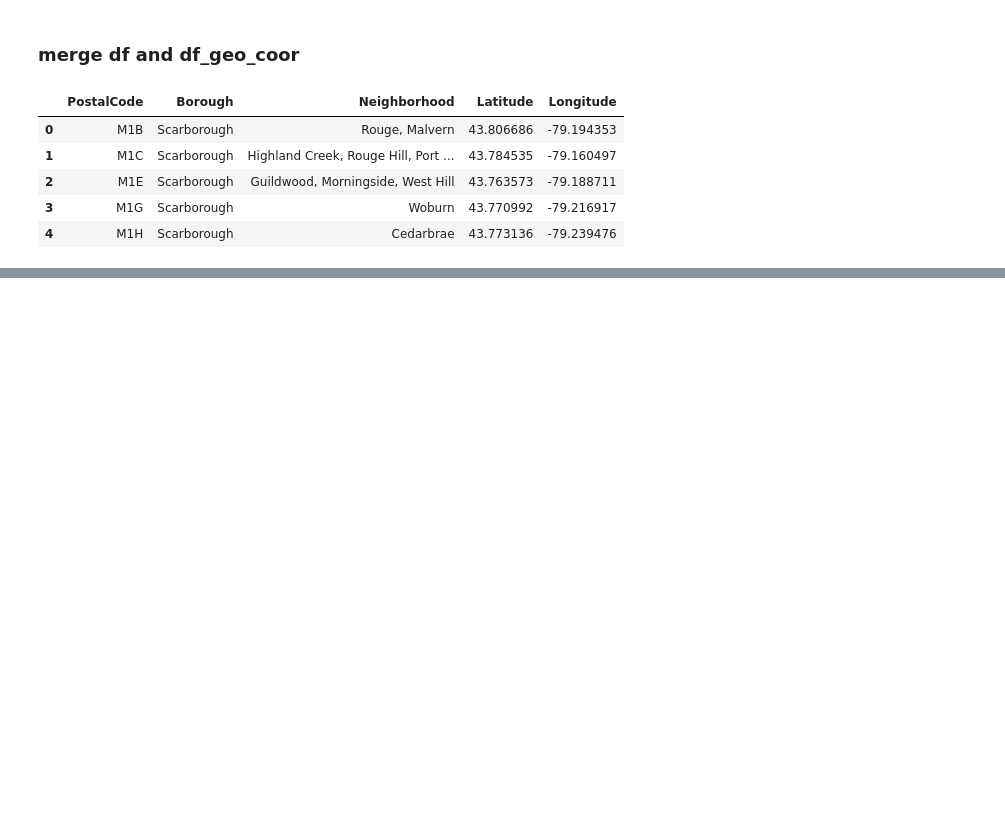
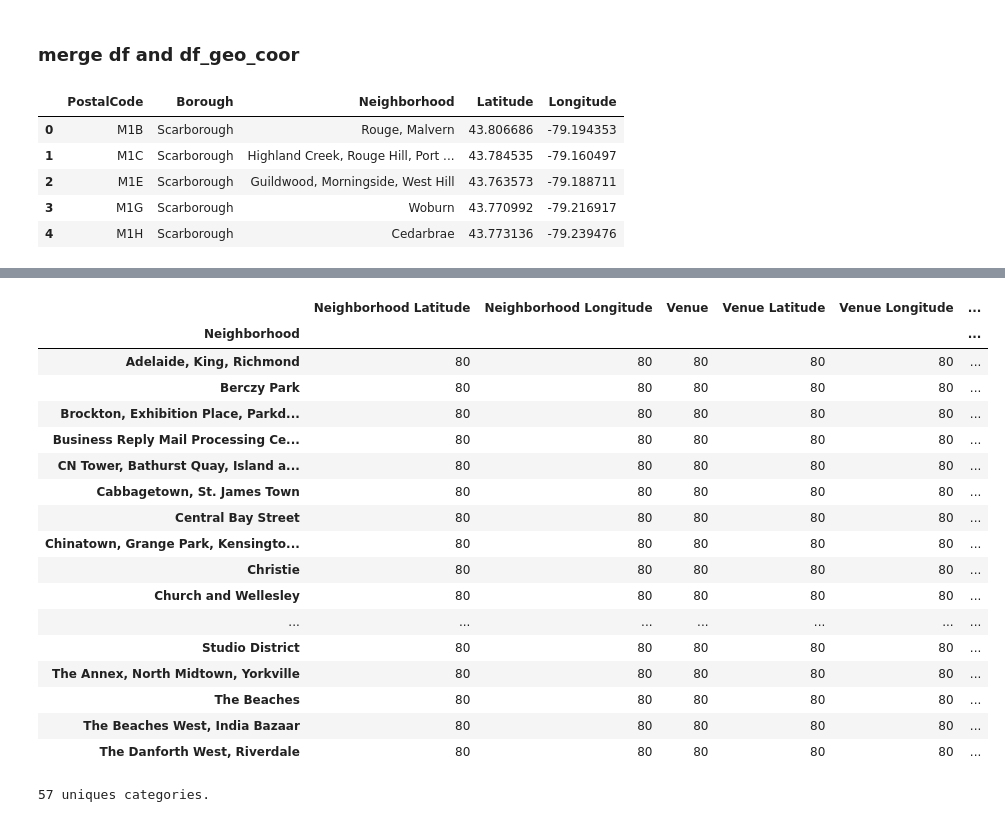
Before and after one commit to m74-patel/clustering_torronto, a Jupyter notebook: Clustering in torronto.ipynb, the cells around one changed output, grey strips where cells are left out. Cells and saved outputs as stored; diff of their text form; code cells hidden in the pictures; blank space fills up the shorter version.

Commit message:
Published from Watson Studio.

```diff
--- a/Clustering in torronto.ipynb
+++ b/Clustering in torronto.ipynb
@@ -125,0 +220,6 @@ df_toronto.head()
+# %%
+neighborhood_latitude = df_toronto_denc.loc[0, 'Latitude']
+neighborhood_longitude = df_toronto_denc.loc[0, 'Longitude']
+print('Latitude and longitude values of {} are {}, {}.'.format(neighborhood_name,
+                                                               neighborhood_latitude,
+                                                               neighborhood_longitude))
@@ -125,0 +242,26 @@ df_toronto.head()
+# %%
+def get_category_type(row):
+    try:
+        categories_list = row['categories']
+    except:
+        categories_list = row['venue.categories']
+
+    if len(categories_list) == 0:
+        return None
+    else:
+        return categories_list[0]['name']
+# %%
+venues = results['response']['groups'][0]['items']
+nearby_venues = json_normalize(venues) # flatten JSON
+
+# filter columns
+filtered_columns = ['venue.name', 'venue.categories', 'venue.location.lat', 'venue.location.lng']
+nearby_venues =nearby_venues.loc[:, filtered_columns]
+
+# filter the category for each row
+nearby_venues['venue.categories'] = nearby_venues.apply(get_category_type, axis=1)
+
+# clean columns
+nearby_venues.columns = [col.split(".")[-1] for col in nearby_venues.columns]
+
+nearby_venues
@@ -125,0 +314,6 @@ df_toronto.head()
+# %%
+toronto_denc_venues = getNearbyVenues(names=df_toronto_denc['Neighborhood'],
+                                   latitudes=df_toronto_denc['Latitude'],
+                                   longitudes=df_toronto_denc['Longitude']
+                                  )
+toronto_denc_venues.head()
@@ -125,0 +327,25 @@ df_toronto.head()
+# %%
+toronto_denc_venues.groupby('Neighborhood').count()
+# %% [output]
+|  | Neighborhood Latitude | Neighborhood Longitude | Venue | Venue Latitude | Venue Longitude | ... |
+| Neighborhood |  |  |  |  |  | ... |
+| Adelaide, King, Richmond | 80 | 80 | 80 | 80 | 80 | ... |
+| Berczy Park | 80 | 80 | 80 | 80 | 80 | ... |
+| Brockton, Exhibition Place, Parkd... | 80 | 80 | 80 | 80 | 80 | ... |
+| Business Reply Mail Processing Ce... | 80 | 80 | 80 | 80 | 80 | ... |
+| CN Tower, Bathurst Quay, Island a... | 80 | 80 | 80 | 80 | 80 | ... |
+| Cabbagetown, St. James Town | 80 | 80 | 80 | 80 | 80 | ... |
+| Central Bay Street | 80 | 80 | 80 | 80 | 80 | ... |
+| Chinatown, Grange Park, Kensingto... | 80 | 80 | 80 | 80 | 80 | ... |
+| Christie | 80 | 80 | 80 | 80 | 80 | ... |
+| Church and Wellesley | 80 | 80 | 80 | 80 | 80 | ... |
+| ... | ... | ... | ... | ... | ... | ... |
+| Studio District | 80 | 80 | 80 | 80 | 80 | ... |
+| The Annex, North Midtown, Yorkville | 80 | 80 | 80 | 80 | 80 | ... |
+| The Beaches | 80 | 80 | 80 | 80 | 80 | ... |
+| The Beaches West, India Bazaar | 80 | 80 | 80 | 80 | 80 | ... |
+| The Danforth West, Riverdale | 80 | 80 | 80 | 80 | 80 | ... |
+# %%
+print('{} uniques categories.'.format(len(toronto_denc_venues['Venue Category'].unique())))
+# %% [output]
+57 uniques categories.
```
Also changed, not shown: parts of 31 cells of this notebook.
